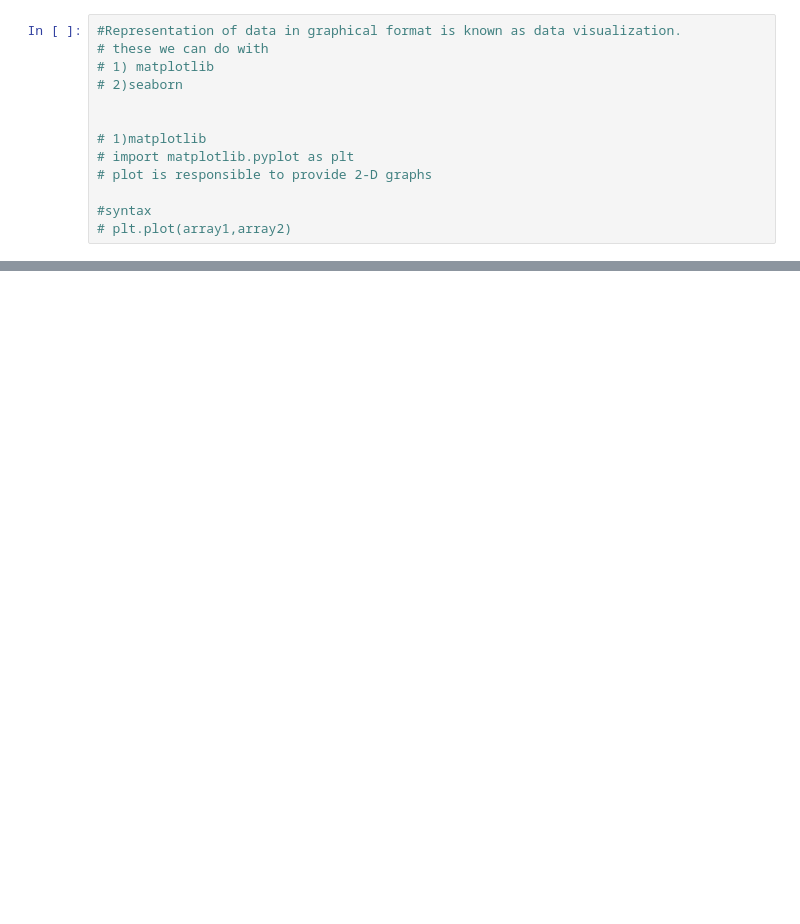
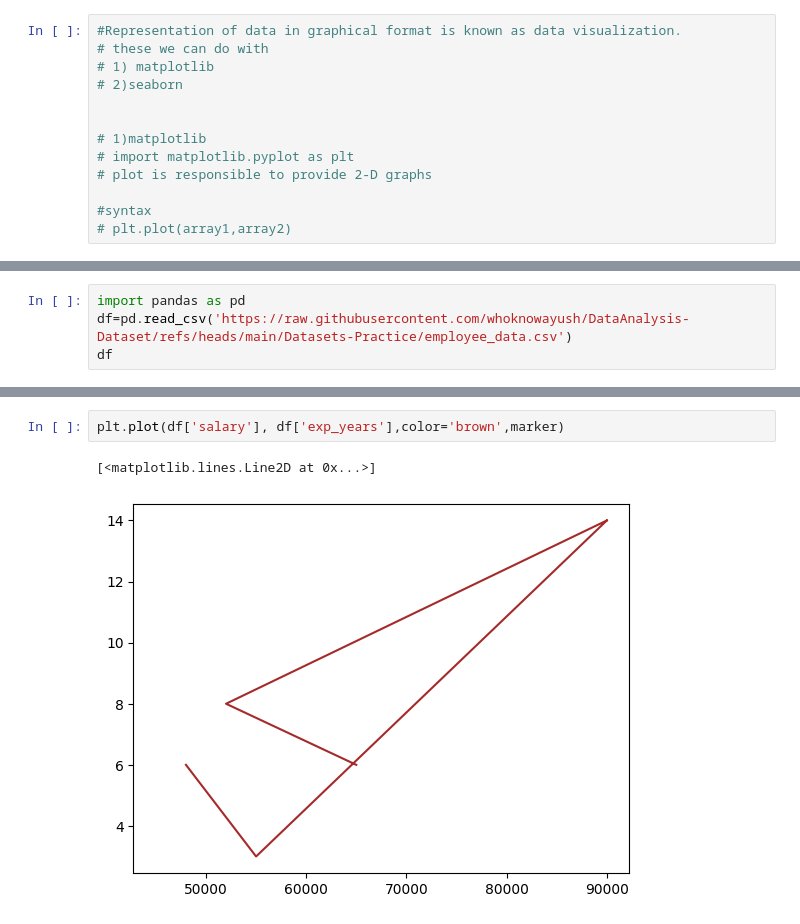
Before and after one commit to dpkasahu/numpy, a Jupyter notebook: DataVisualisation.ipynb, the cells around one changed output, grey strips where cells are left out. Cells and saved outputs as stored; diff of their text form; blank space fills up the shorter version.

```diff
--- a/DataVisualisation.ipynb
+++ b/DataVisualisation.ipynb
@@ -24,0 +49,4 @@ plt.plot(x,y)
+# %%
+import pandas as pd
+df=pd.read_csv('https://raw.githubusercontent.com/whoknowayush/DataAnalysis-Dataset/refs/heads/main/Datasets-Practice/employee_data.csv')
+df
@@ -24,0 +71,5 @@ plt.plot(x,y)
+# %%
+plt.plot(df['salary'], df['exp_years'],color='brown',marker)
+# %% [output]
+[<matplotlib.lines.Line2D at 0x...>]
+[figure, added]
```
Also changed, not shown: parts of 3 cells of this notebook.
